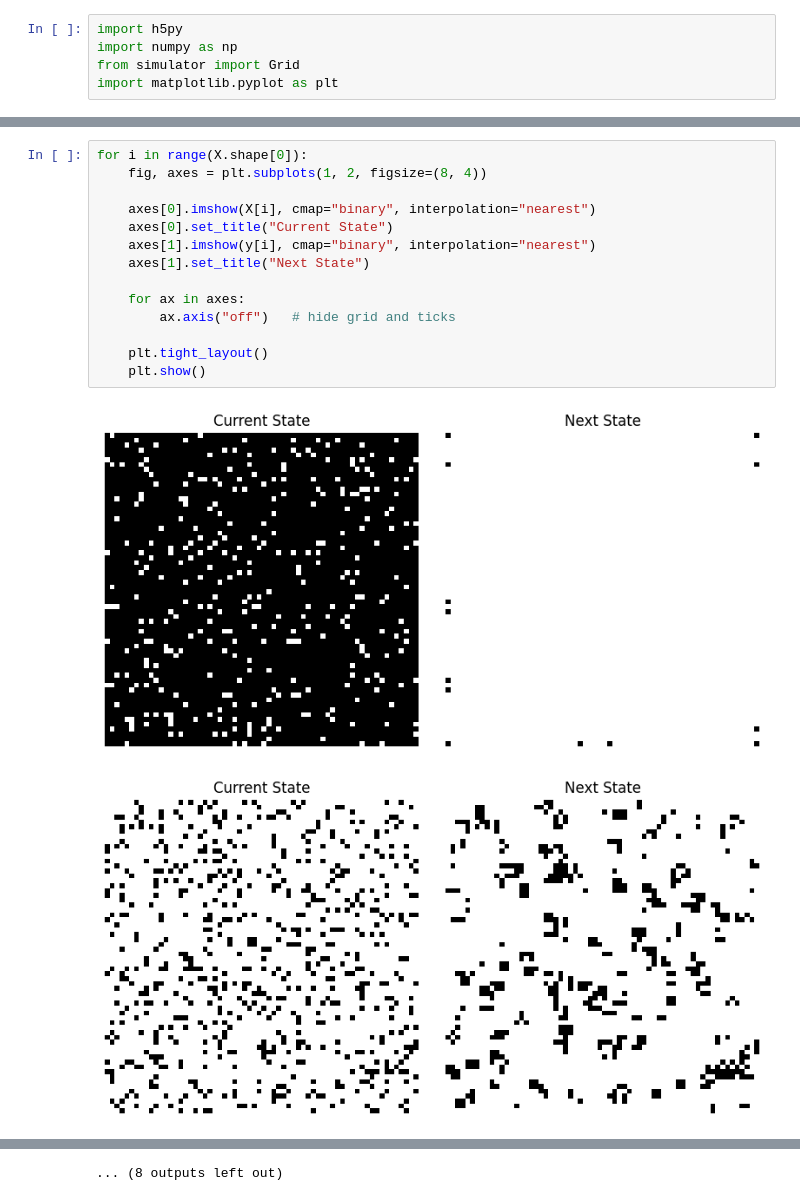
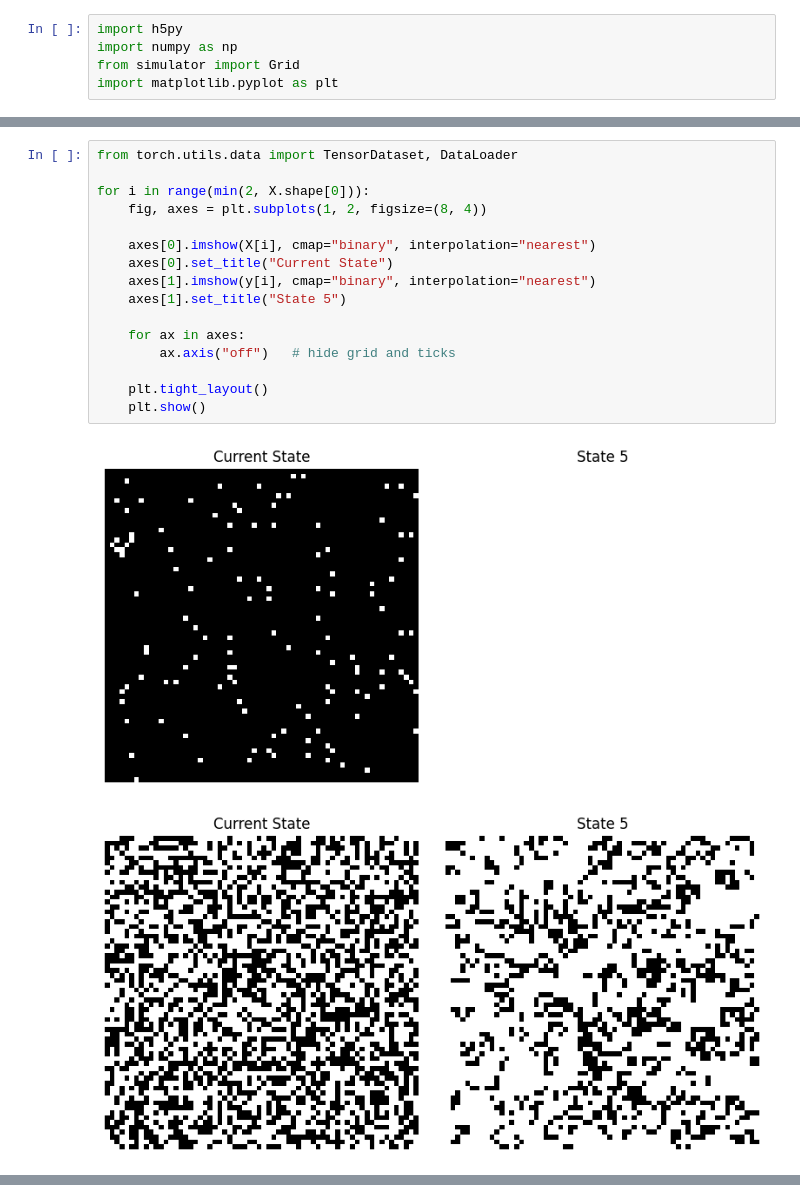
Before and after one commit to MikaVohl/game-of-life-CNN, a Jupyter notebook: notebook.ipynb, the cells around one changed output, grey strips where cells are left out. Saved outputs shown, nothing was run; the diff lists cells and outputs as text.

```diff
--- a/notebook.ipynb
+++ b/notebook.ipynb
@@ -16,17 +24,19 @@ y = np.array(y)
 # %%
-for i in range(X.shape[0]):
+from torch.utils.data import TensorDataset, DataLoader
+
+for i in range(min(2, X.shape[0])):
     fig, axes = plt.subplots(1, 2, figsize=(8, 4))
 
     axes[0].imshow(X[i], cmap="binary", interpolation="nearest")
     axes[0].set_title("Current State")
     axes[1].imshow(y[i], cmap="binary", interpolation="nearest")
-    axes[1].set_title("Next State")
+    axes[1].set_title("State 5")
 
     for ax in axes:
         ax.axis("off")   # hide grid and ticks
 
     plt.tight_layout()
     plt.show()
 # %% [output]
-[figure, old version]
+[figure, new version]
-[figure, old version]
+[figure, new version]
@@ -43 +42,0 @@ for i in range(X.shape[0]):
-... (8 outputs left out)
```
Also changed, not shown: parts of 11 cells of this notebook, 1 other file.
